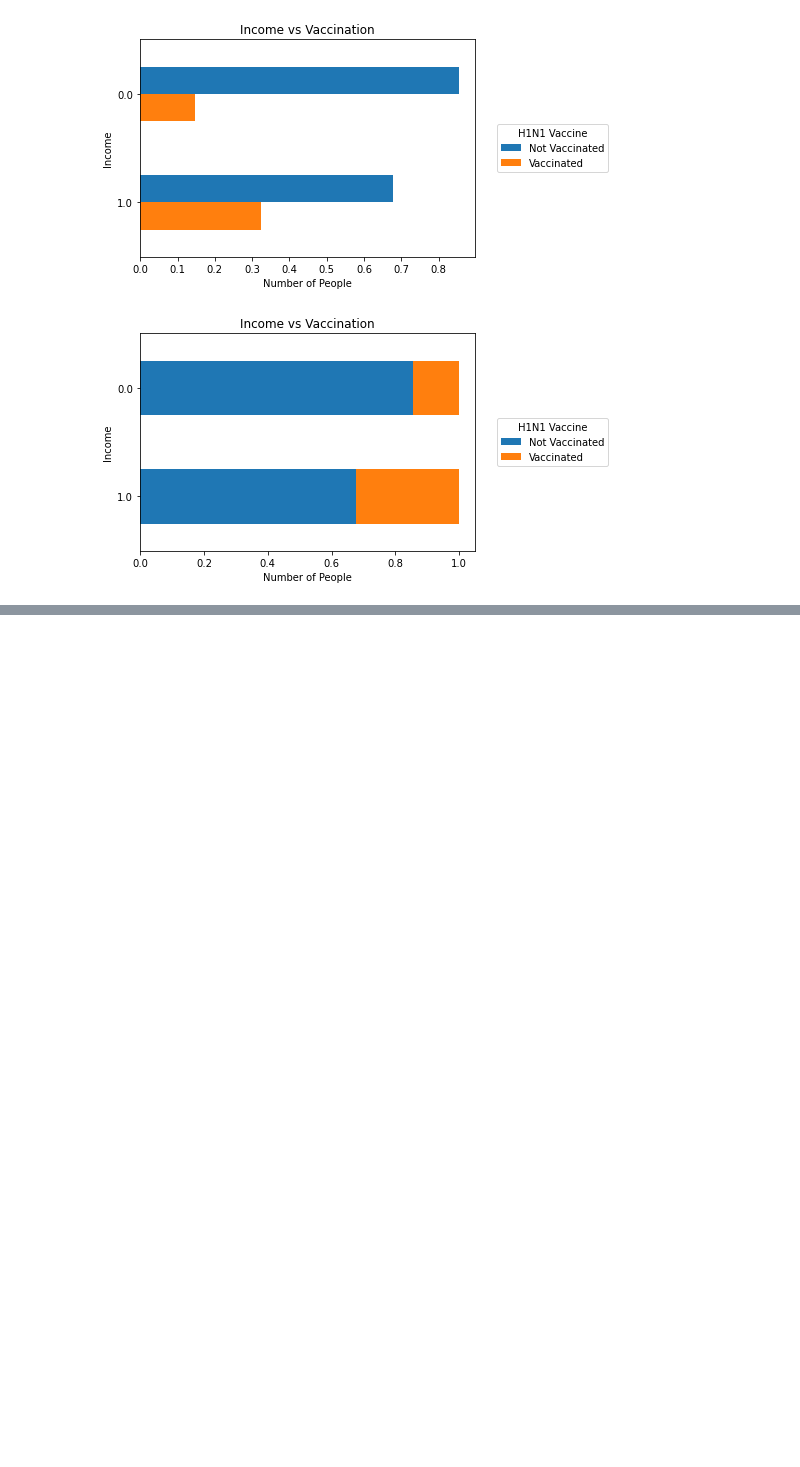
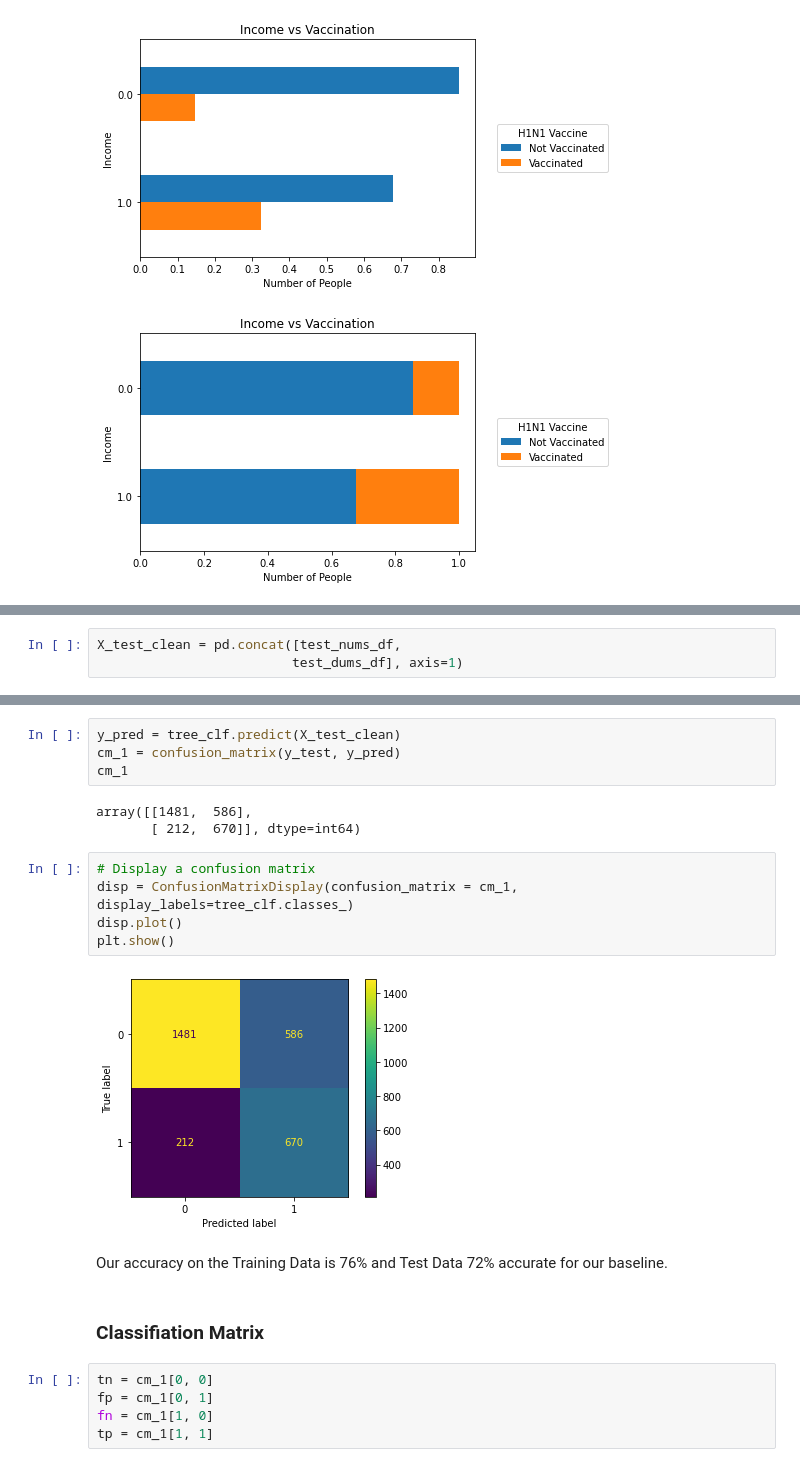
Before and after one commit to mahumabid/H1N1-vaccination-campaign, a Jupyter notebook: virus3.nb.ipynb, the cells around one changed output, grey strips where cells are left out. Cells and saved outputs as stored; diff of their text form; blank space fills up the shorter version.

```diff
--- a/virus3.nb.ipynb
+++ b/virus3.nb.ipynb
@@ -708,0 +888,3 @@ Text(0.5, 1.0, 'Income vs Vaccination')
+# %%
+X_test_clean = pd.concat([test_nums_df,
+                         test_dums_df], axis=1)
@@ -708,0 +1004,23 @@ Text(0.5, 1.0, 'Income vs Vaccination')
+# %%
+y_pred = tree_clf.predict(X_test_clean)
+cm_1 = confusion_matrix(y_test, y_pred)
+cm_1
+# %% [output]
+array([[1481,  586],
+       [ 212,  670]], dtype=int64)
+# %%
+# Display a confusion matrix
+disp = ConfusionMatrixDisplay(confusion_matrix = cm_1, display_labels=tree_clf.classes_)
+disp.plot()
+plt.show()
+# %% [output]
+[figure, added]
+# %% [markdown]
+Our accuracy on the Training Data is 76% and Test Data 72% accurate for our baseline.
+# %% [markdown]
+### Classifiation Matrix
+# %%
+tn = cm_1[0, 0]
+fp = cm_1[0, 1]
+fn = cm_1[1, 0]
+tp = cm_1[1, 1]
```
Also changed, not shown: parts of 37 cells of this notebook.
